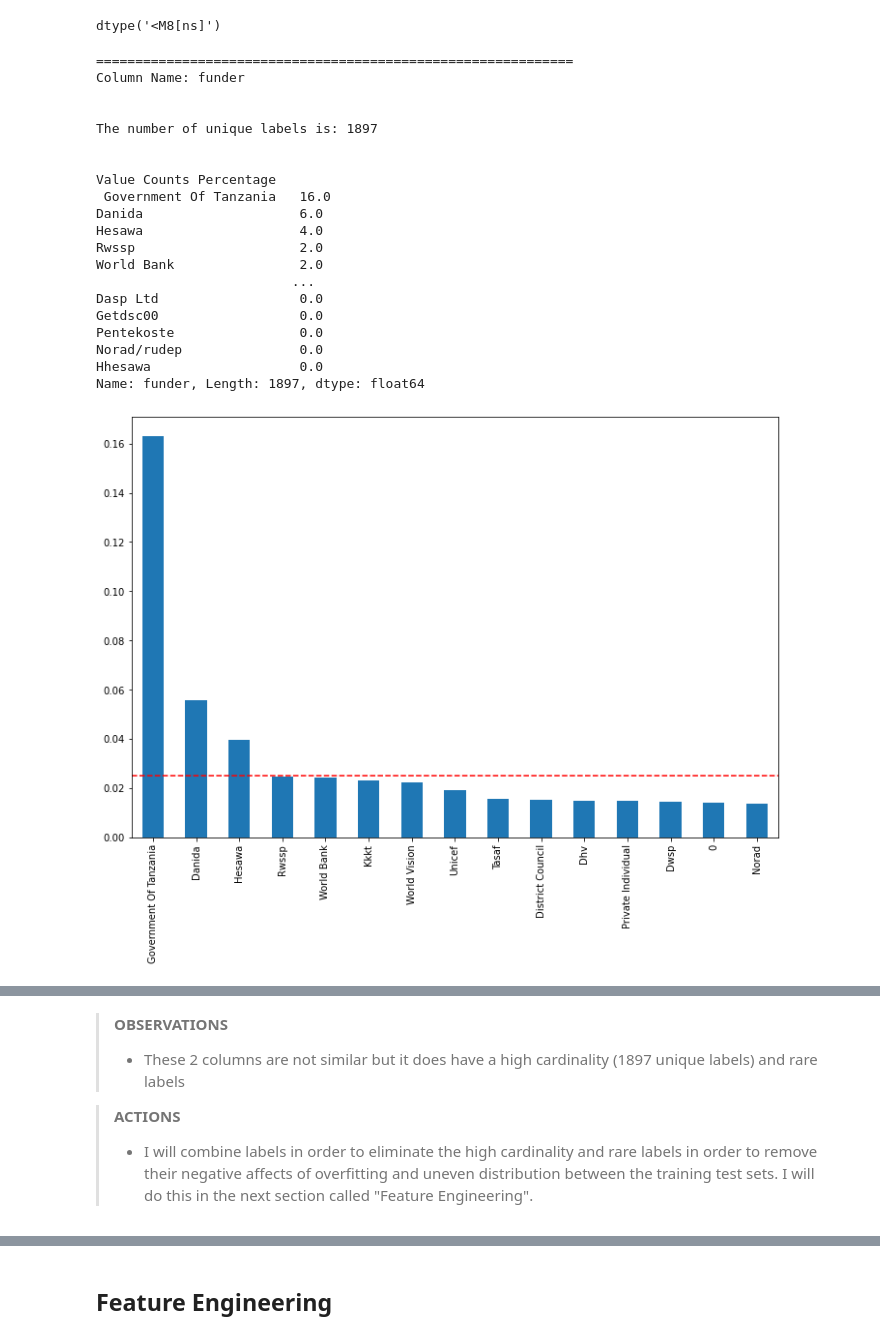
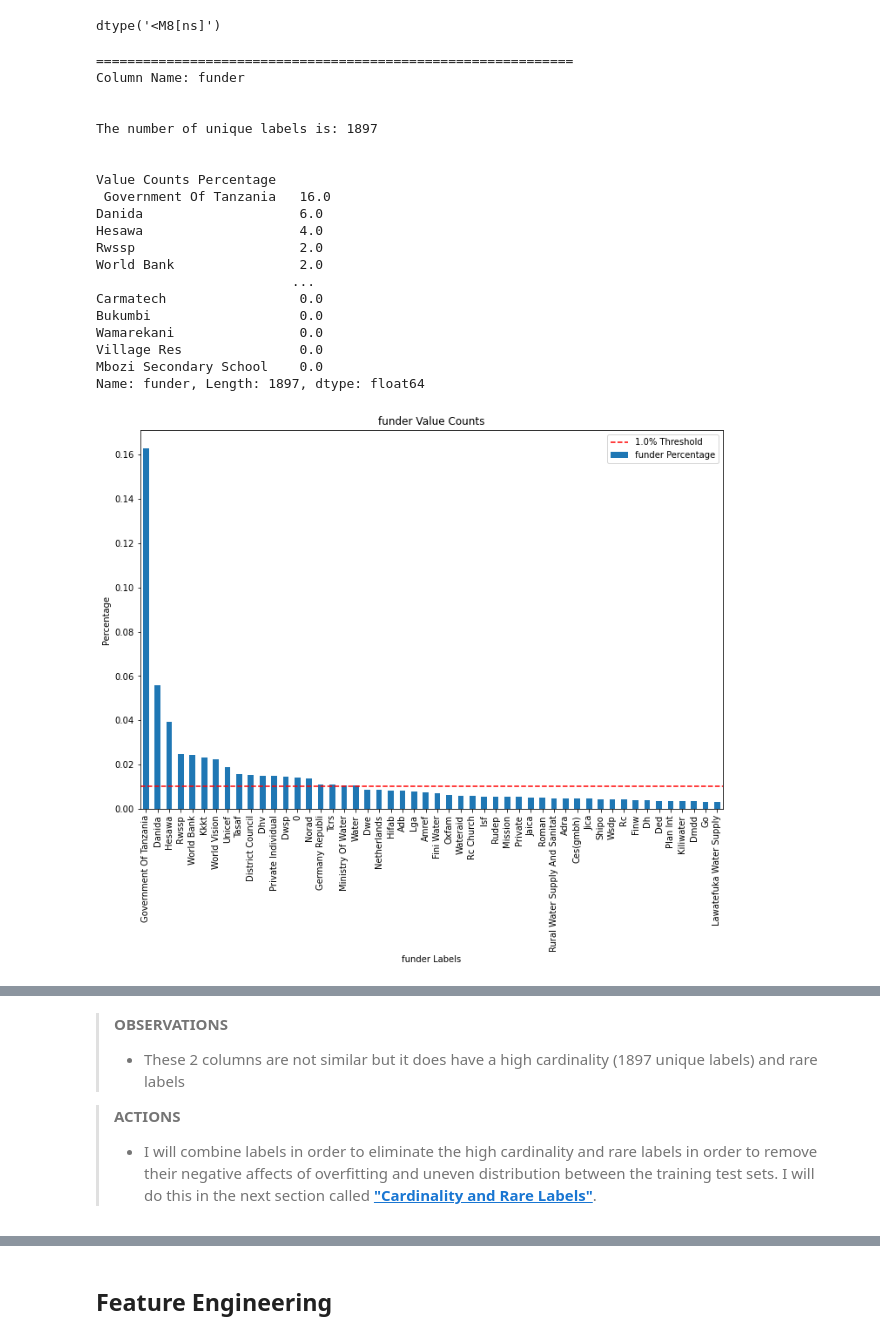
Before and after one commit to bentson1187/phase_3_project, a Jupyter notebook: Bentson, Brian Phase 3 Project.ipynb, the cells around one changed output, grey strips where cells are left out. Cells and saved outputs as stored; diff of their text form; code cells hidden in the pictures.

```diff
--- a/Bentson, Brian Phase 3 Project.ipynb
+++ b/Bentson, Brian Phase 3 Project.ipynb
@@ -301,4 +1553,4 @@ df_scrub.select_dtypes(include=['int','float'])
 # %%
 #convert id, latitude, longitude, region_code and distric_code to categorical features
-df_scrub[['id', 'latitude','longitude','region_code','district_code']] = \
-df_scrub[['id','latitude','longitude','region_code','district_code']].astype('object')
+df_model[['id', 'latitude','longitude','region_code','district_code']] = \
+df_model[['id','latitude','longitude','region_code','district_code']].astype('object')
@@ -335,4 +1571,4 @@ Name: num_private, Length: 65, dtype: float64
 > - Drop `num_private` column
 # %%
 #drop num_private
-df_scrub.drop(columns='num_private', inplace=True)
+df_model.drop(columns='num_private', inplace=True)
@@ -338,0 +1577,3 @@ df_scrub.drop(columns='num_private', inplace=True)
+# %%
+#drop id
+df_model.drop(columns='id', inplace=True)
@@ -389,5 +1634,5 @@ df_scrub.select_dtypes(include=['object'])
 # %%
 #convert date_recorded to datetime object
-df_scrub['date_recorded'] = pd.to_datetime(df['date_recorded'])
+df_model['date_recorded'] = pd.to_datetime(df_model['date_recorded'])
 # %%
 #check data type
@@ -395,30 +1640,30 @@ df_scrub['date_recorded'].dtype
 # %% [output]
 dtype('<M8[ns]')
 # %%
-#evaluate funder and installer features
-cat_eval(df_scrub, ['funder', 'installer'])
+#evaluate funder and installer features for drops
+cat_eval(df_model, ['funder', 'installer'], thresh=0.01)
 # %% [output]
 =============================================================
 Column Name: funder
 
 
 The number of unique labels is: 1897
 
 
 Value Counts Percentage
  Government Of Tanzania   16.0
 Danida                    6.0
 Hesawa                    4.0
 Rwssp                     2.0
 World Bank                2.0
                          ...
-Dasp Ltd                  0.0
-Getdsc00                  0.0
-Pentekoste                0.0
-Norad/rudep               0.0
-Hhesawa                   0.0
+Carmatech                 0.0
+Bukumbi                   0.0
+Wamarekani                0.0
+Village Res               0.0
+Mbozi Secondary School    0.0
 Name: funder, Length: 1897, dtype: float64
-[figure, old version]
+[figure, new version]
 =============================================================
 Column Name: installer
 
@@ -445,4 +1690,4 @@ Name: installer, Length: 2145, dtype: float64
 > - These 2 columns are not similar but it does have a high cardinality (1897 unique labels) and rare labels
 
 > **ACTIONS**
-> - I will combine labels in order to eliminate the high cardinality and rare labels in order to remove their negative affects of overfitting and uneven distribution between the training test sets. I will do this in the next section called "Feature Engineering".
+> - I will combine labels in order to eliminate the high cardinality and rare labels in order to remove their negative affects of overfitting and uneven distribution between the training test sets. I will do this in the next section called **["Cardinality and Rare Labels"](#Cardinality_and_Rare_Labels)**.
```
Also changed, not shown: parts of 178 cells of this notebook, 1 other file.
